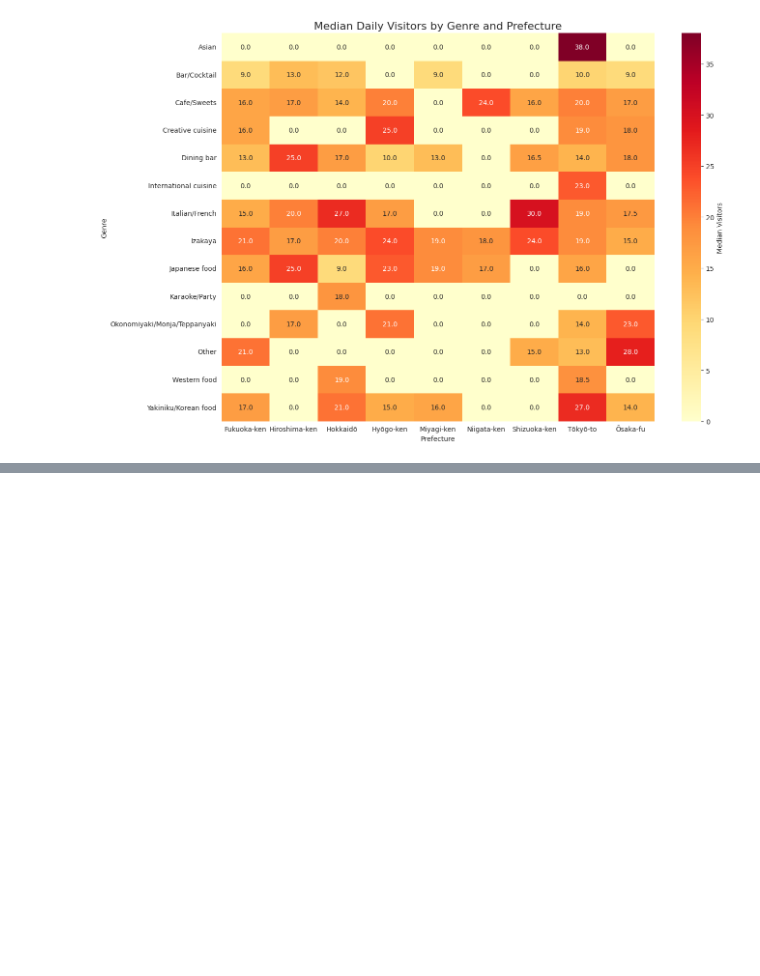
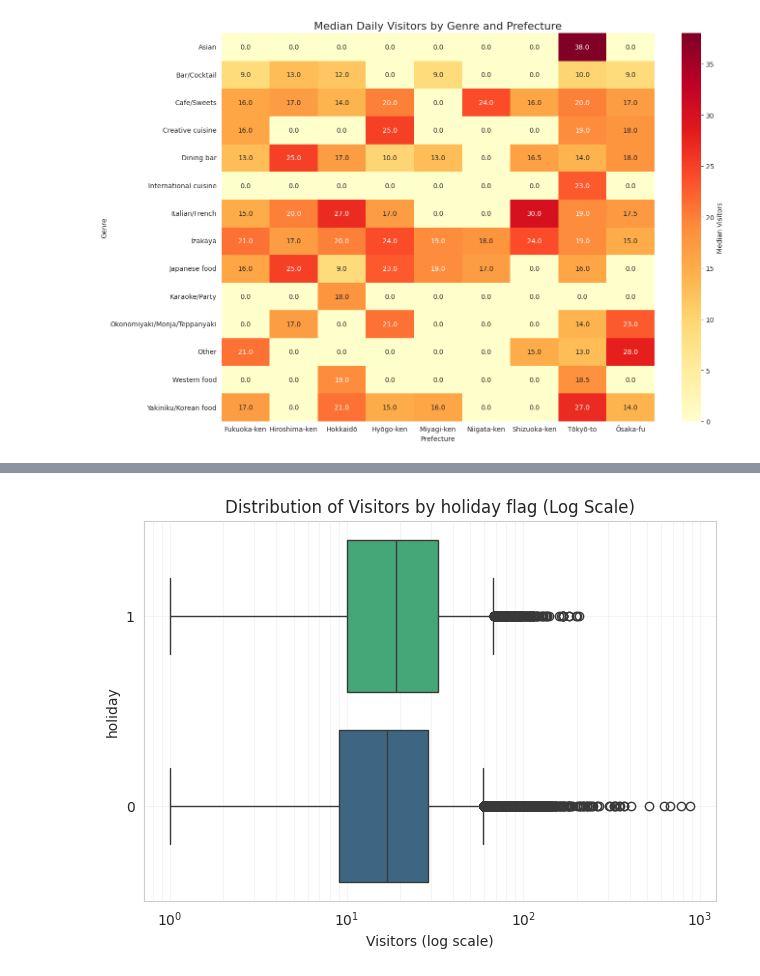
Before and after one commit to alxdrzd/restaurant-visitor-eda, a Jupyter notebook: notebooks/01_eda.ipynb, the cells around one changed output, grey strips where cells are left out. Saved outputs shown, nothing was run; the diff lists cells and outputs as text; code cells hidden in the pictures; blank space fills up the shorter version.

```diff
--- a/notebooks/01_eda.ipynb
+++ b/notebooks/01_eda.ipynb
@@ -230,0 +258,6 @@ plot_visitors_heatmap(pd.merge(df_air_visit_data, df_air_store_info, on='air_sto
+# %%
+from restaurant_visitor_eda.plots import plot_visitors_boxplot_air_by_holiday
+
+plot_visitors_boxplot_air_by_holiday(df_joined_for_day_of_week_holidays)
+# %% [output]
+[figure, added]
```
Also changed, not shown: parts of 6 cells of this notebook.
